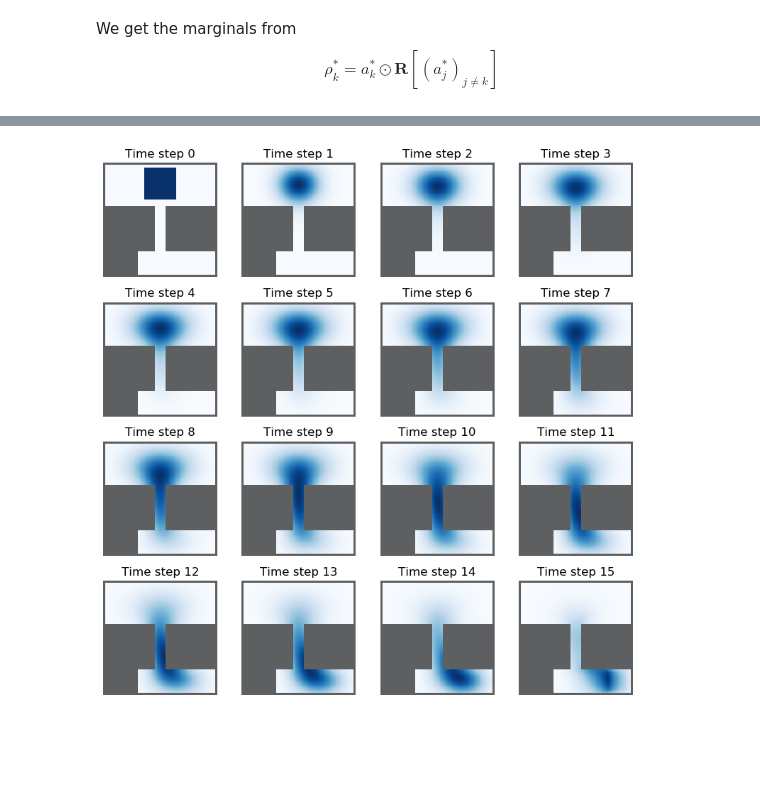
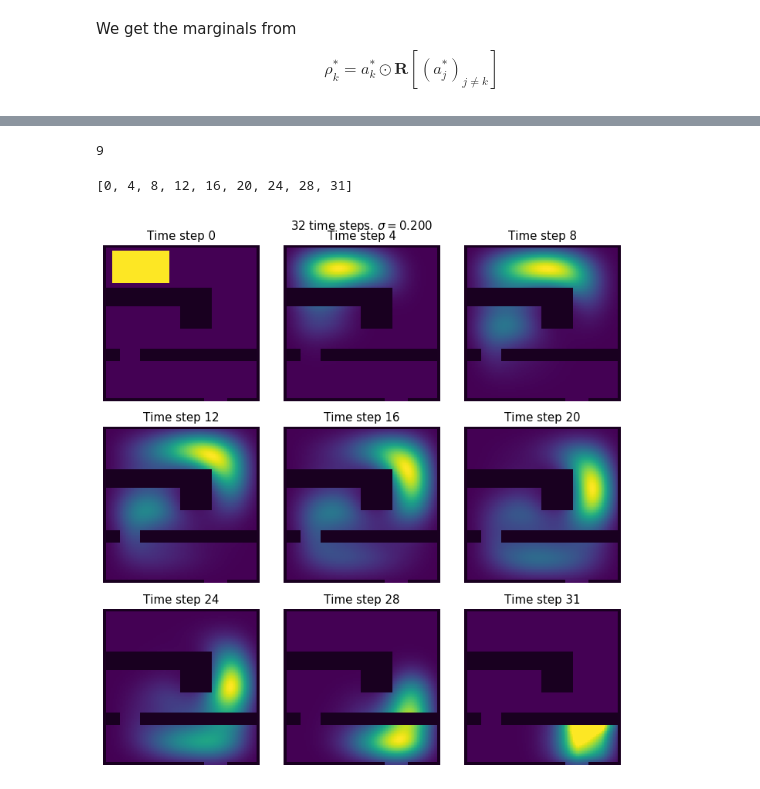
Before and after one commit to ManifoldFR/mva-optimaltransport, a Jupyter notebook: project/multistep.ipynb, the cells around one changed output, grey strips where cells are left out. Drawn from its saved outputs; the diff is of its cells as text; code cells hidden in the pictures; blank space fills up the shorter version.

```diff
--- a/project/multistep.ipynb
+++ b/project/multistep.ipynb
@@ -105,12 +147,14 @@ cost_mat1 = distance.cdist(xar[:, None],
 # %%
-N_t = 16
-tmax = 2.
+N_t = 32
+tmax = 5.
 dt = tmax / N_t  # timestep
 
-sigma = 0.3
+sigma = 0.2
 epsilon = sigma ** 2
 print("Epsilon:", epsilon)
 ## New epsilon-kernel
 K1_eps = norm.pdf(cost_mat1, scale=(sigma * dt ** .5))
-K_eps_op = lambda x: np.dot(K1_eps @ x, K1_eps)
+K2_eps = norm.pdf(cost_mat2, scale=(sigma * dt ** .5))
+
+K_eps_op = lambda x: np.dot(K2_eps @ x, K1_eps)
 # %% [output]
@@ -184,10 +229,10 @@ $$
 $$
 # %%
 a_s = [
-    np.random.rand(nx, nx) for _ in range(N_t)
+    np.random.rand(ny, nx) for _ in range(N_t)
 ]
 
-num_iters = 10
+num_iters = 50
 for _ in range(num_iters):
     multi_sinkhorn(a_s)
 # %%
@@ -218,15 +264,30 @@ Time 15: max density 4.296e-04
+# %%
+steps_to_plot = [4*t for t in range(N_t//4)]
+steps_to_plot.append(N_t-1)
+print(len(steps_to_plot))
+steps_to_plot
+# %% [output]
+9
+[0, 4, 8, 12, 16, 20, 24, 28, 31]
+# %%
+ncols = 3
 # %%
-fig, axes = plt.subplots(len(a_s) // 4, 4, figsize=(8, 8), dpi=100)
+fig, axes = plt.subplots(len(steps_to_plot) // ncols, ncols, figsize=(8, 8), dpi=90)
 axes = axes.ravel()
 
-for i, mu in enumerate(marginals):
+
+
+for i, t in enumerate(steps_to_plot):
     ax = axes[i]
-    plot_domain(domain_img, cax=ax)
+    mu = marginals[t]
+    plot_domain(domain_img, cax=ax, extent=extent)
     #ax.contourf(mu, levels=10, zorder=2)
-    plot_measure(mu, cax=ax)
+    plot_measure(mu, cax=ax, extent=extent, cmap=cm.viridis)
     ax.axis('off')
-    ax.set_title("Time step %d" % (i))
+    ax.set_title("Time step %d" % t)
+
+fig.suptitle("%d time steps. $\\sigma=%.3f$" % (N_t, sigma), y=1.002)
 fig.tight_layout();
 # %% [output]
-[figure, old version]
+[figure, new version]
 # %%
```
Also changed, not shown: parts of 28 cells of this notebook, 16 other files.
